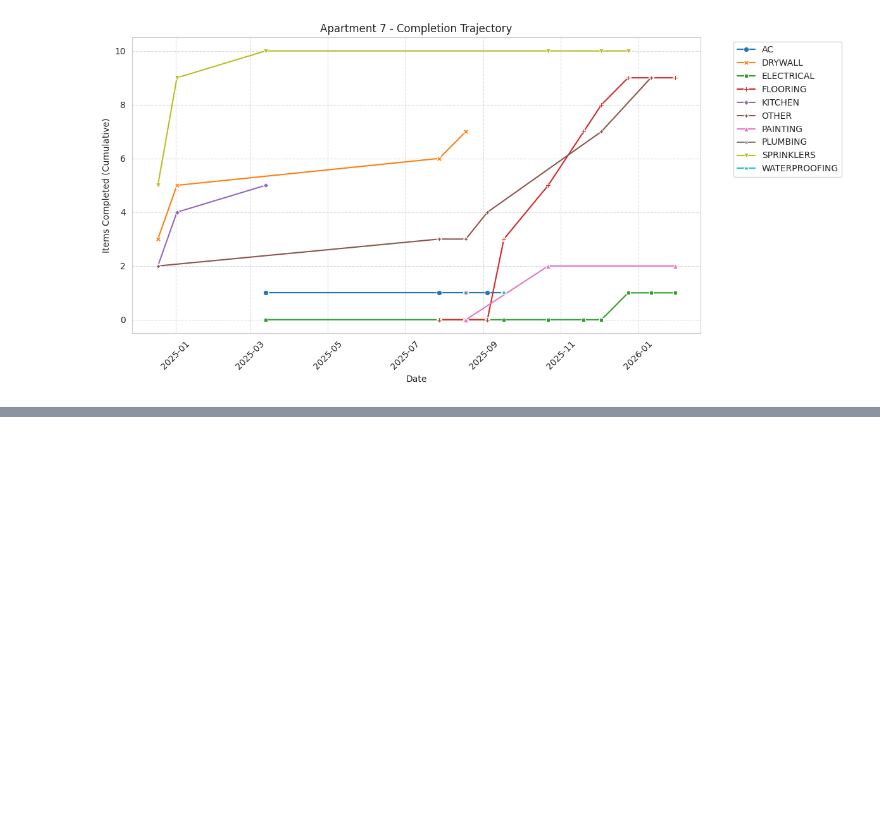
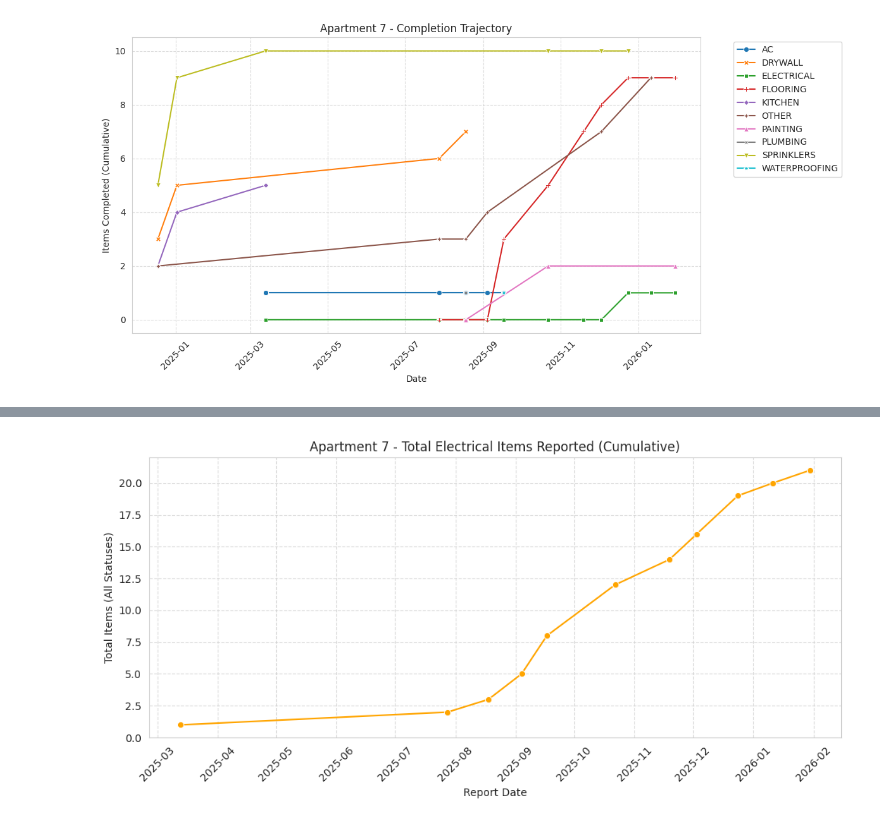
Before and after one commit to tombensim/constructor, a Jupyter notebook: Explore_Data/ExploreSupervisionReports.ipynb, the cells around one changed output, grey strips where cells are left out. Cells and saved outputs as stored; diff of their text form; code cells hidden in the pictures; blank space fills up the shorter version.

```diff
--- a/Explore_Data/ExploreSupervisionReports.ipynb
+++ b/Explore_Data/ExploreSupervisionReports.ipynb
@@ -401,0 +501,27 @@ Found 21 Electrical work items for Apartment 7:
+# %%
+# Apartment 7 Electrical - Total Items Cumulative Graph
+if 'df_apt7_elec_detailed' in locals() and not df_apt7_elec_detailed.empty:
+    # We want to count ALL items reported over time, regardless of status
+    df_viz_total = df_apt7_elec_detailed.copy()
+
+    # Aggregate by Date: Count 'All' items per report date
+    # Every row is an item, so we just count them
+    items_per_date = df_viz_total.groupby('reportDate').size().reset_index(name='item_count')
+
+    # Calculate cumulative sum of all items
+    items_per_date['cumulative_total'] = items_per_date['item_count'].cumsum()
+
+    plt.figure(figsize=(10, 5))
+    sns.lineplot(data=items_per_date, x='reportDate', y='cumulative_total', marker='o', color='orange')
+
+    plt.title('Apartment 7 - Total Electrical Items Reported (Cumulative)')
+    plt.xlabel('Report Date')
+    plt.ylabel('Total Items (All Statuses)')
+    plt.grid(True, linestyle='--', alpha=0.7)
+    plt.xticks(rotation=45)
+    plt.tight_layout()
+    plt.show()
+else:
+    print("No data available for Total Items graph.")
+# %% [output]
+[figure, added]
```
Also changed, not shown: parts of 3 cells of this notebook, 48 other files.
